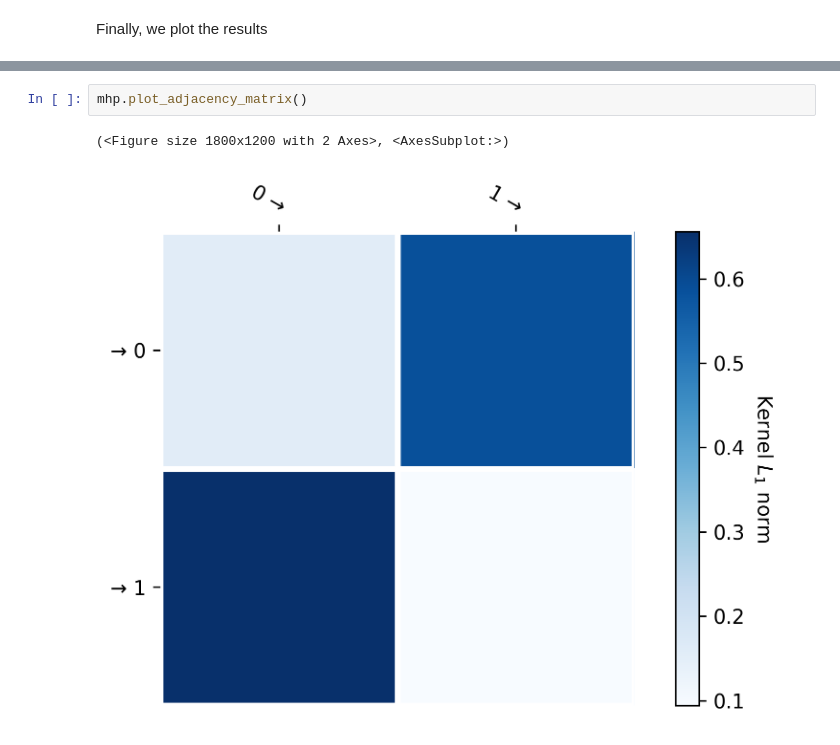
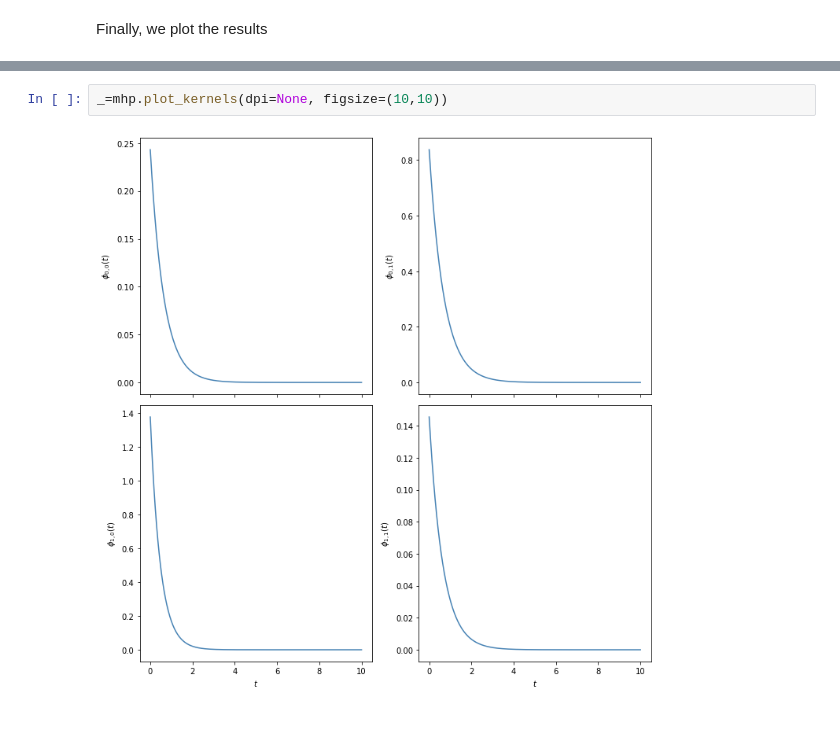
Before and after one commit to saadlabyad/aslsd, a Jupyter notebook: examples/fit_exp2d.ipynb, the cells around one changed output, grey strips where cells are left out. Drawn from its saved outputs; the diff is of its cells as text.

```diff
--- a/examples/fit_exp2d.ipynb
+++ b/examples/fit_exp2d.ipynb
@@ -116,5 +97,4 @@ array([[<AxesSubplot:ylabel='$\\phi_{0,0}(t)$'>,
-# %%
-mhp.plot_adjacency_matrix()
-# %% [output]
-(<Figure size 1800x1200 with 2 Axes>, <AxesSubplot:>)
-[figure, removed]
+# %%
+_=mhp.plot_kernels(dpi=None, figsize=(10,10))
+# %% [output]
+[figure, added]
```
Also changed, not shown: parts of 2 cells of this notebook, 2 other files.
